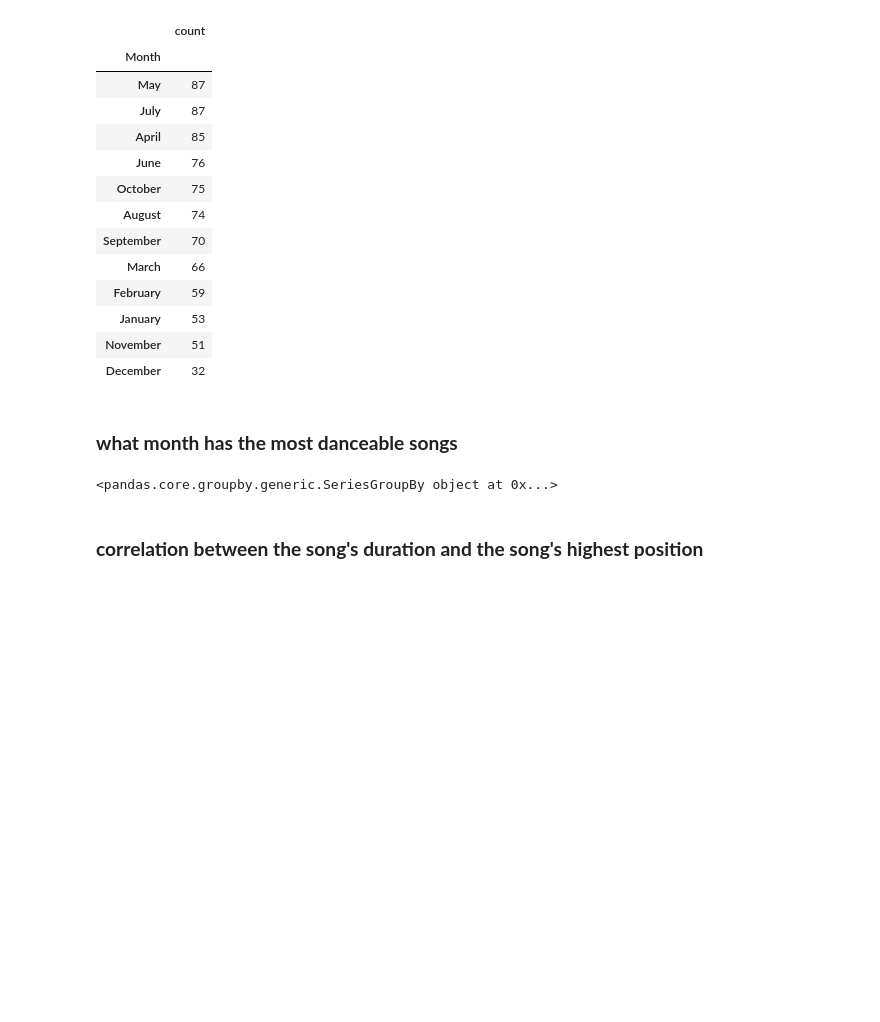
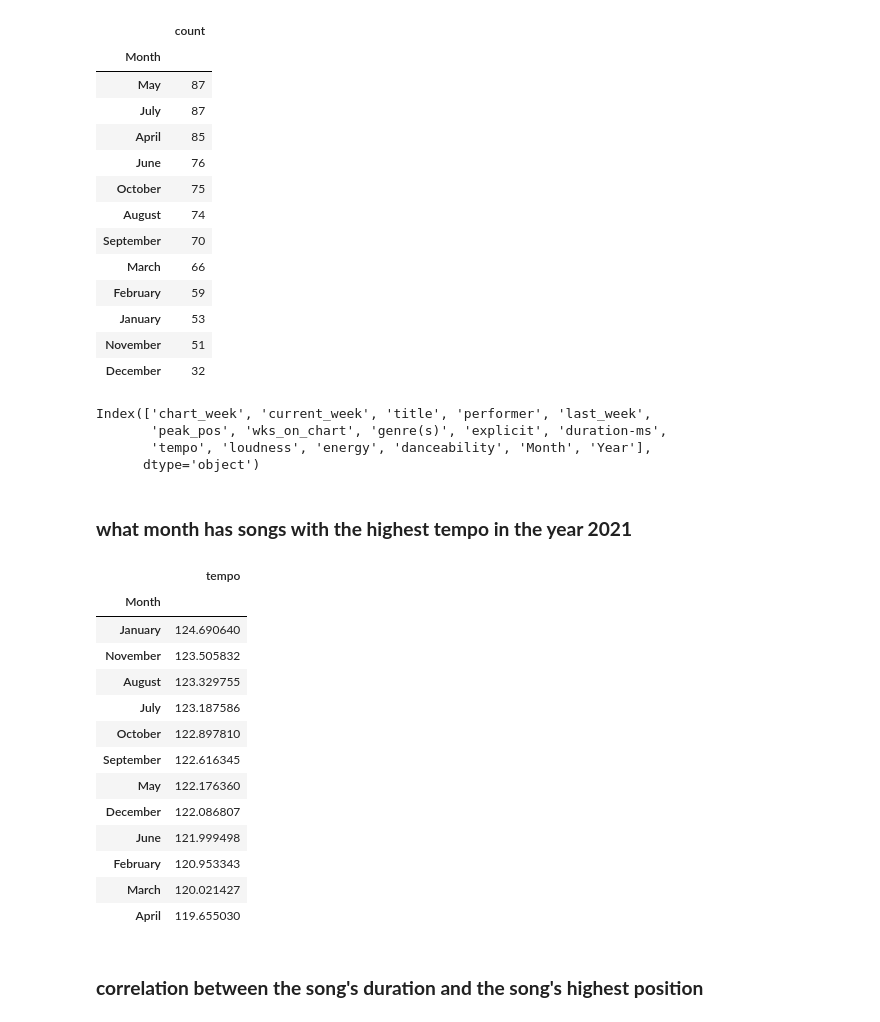
Before and after one commit to zeiinajj/mid_project, a Jupyter notebook: EDA.ipynb, the cells around one changed output. Saved outputs shown, nothing was run; the diff lists cells and outputs as text; code cells hidden in the pictures; blank space fills up the shorter version.

```diff
--- a/EDA.ipynb
+++ b/EDA.ipynb
@@ -155,14 +139,34 @@ xx['Month'].value_counts().to_frame()
 | January | 53 |
 | November | 51 |
 | December | 32 |
+# %%
+df.columns
+# %% [output]
+Index(['chart_week', 'current_week', 'title', 'performer', 'last_week',
+       'peak_pos', 'wks_on_chart', 'genre(s)', 'explicit', 'duration-ms',
+       'tempo', 'loudness', 'energy', 'danceability', 'Month', 'Year'],
+      dtype='object')
 # %% [markdown]
-### **what month has the most danceable songs**
+### **what month has songs with the highest tempo in the year 2021**
-# %%
-x=df.sort_values(['danceability'], ascending=False)
-# x.sort_values(["danceability"],ascending=False)
-x.groupby('Month')
-# %% [output]
-<pandas.core.groupby.generic.SeriesGroupBy object at 0x...>
+# %%
+x=df[df['Year']==2021]
+
+x.groupby('Month')['tempo'].mean().sort_values(ascending=False).to_frame()
+# %% [output]
+|  | tempo |
+| Month |  |
+| January | 124.690640 |
+| November | 123.505832 |
+| August | 123.329755 |
+| July | 123.187586 |
+| October | 122.897810 |
+| September | 122.616345 |
+| May | 122.176360 |
+| December | 122.086807 |
+| June | 121.999498 |
+| February | 120.953343 |
+| March | 120.021427 |
+| April | 119.655030 |
 # %% [markdown]
 ### **correlation between the song's duration and the song's highest position**
 # %%
```
Also changed, not shown: parts of 9 cells of this notebook.
